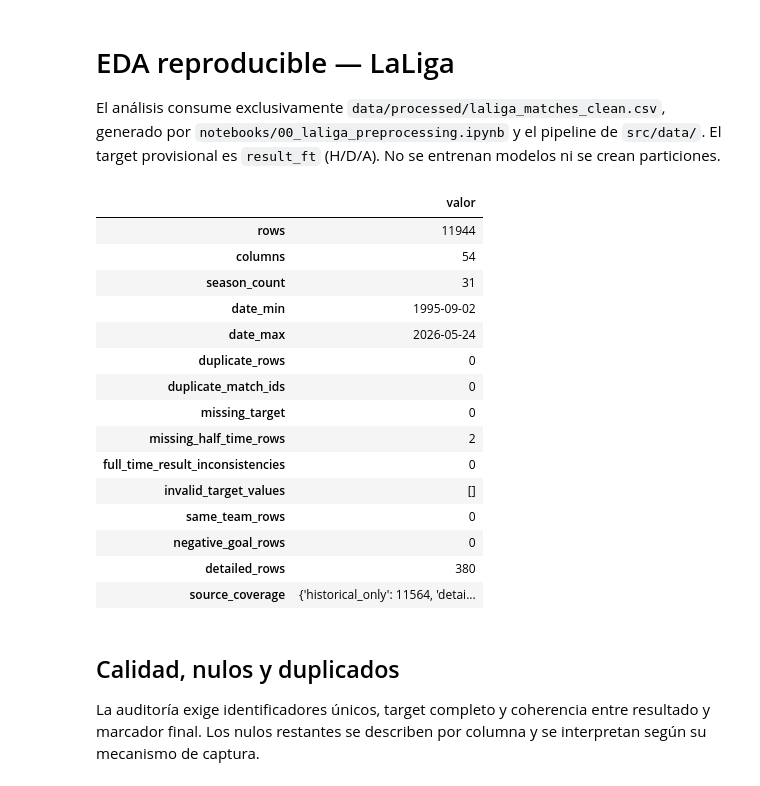
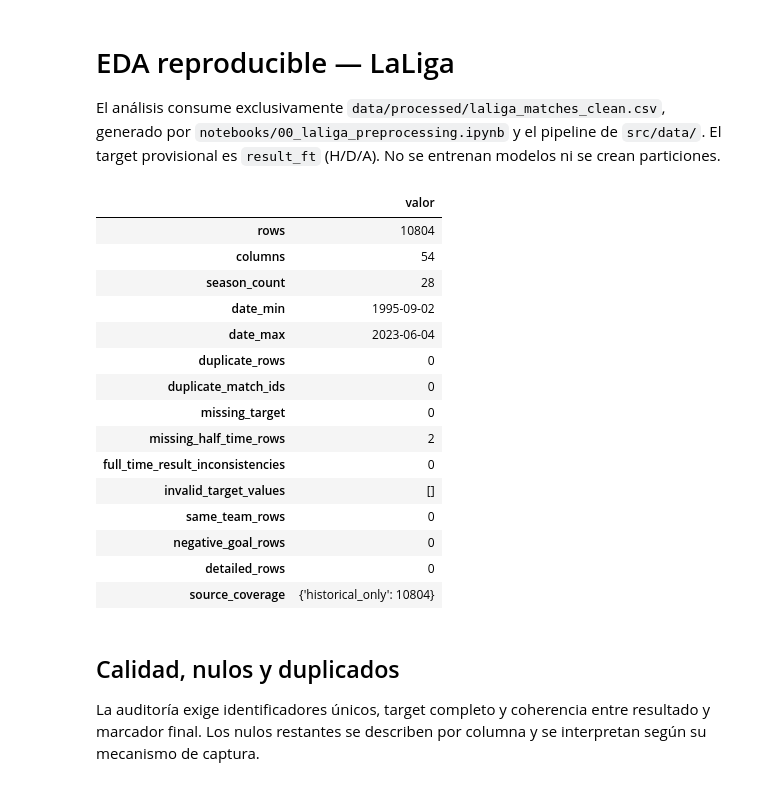
Before and after one commit to Bootcamp-IA-MAD-P7/proyecto6-grupo4, a Jupyter notebook: notebooks/01_laliga_eda.ipynb, the cells around one changed output. Cells and saved outputs as stored; diff of their text form; code cells hidden in the pictures.

Commit message:
feat(data): protect test split in eda

```diff
--- a/notebooks/01_laliga_eda.ipynb
+++ b/notebooks/01_laliga_eda.ipynb
@@ -5,27 +5,29 @@ El análisis consume exclusivamente `data/processed/laliga_matches_clean.csv`, g
 # %%
 from pathlib import Path
 import sys
 import pandas as pd
 from IPython.display import Image, display
 
 PROJECT_ROOT = Path('..').resolve()
 if str(PROJECT_ROOT) not in sys.path:
     sys.path.insert(0, str(PROJECT_ROOT))
 
 from src.data.laliga_loader import audit_dataset, load_processed_dataset
 from src.data.laliga_eda import build_data_dictionary, calculate_eda_metrics
+from src.evaluation.splits import assign_splits
 DATA_PATH = PROJECT_ROOT / 'data' / 'processed' / 'laliga_matches_clean.csv'
 FIGURES_DIR = PROJECT_ROOT / 'reports' / 'figures'
 matches = load_processed_dataset(DATA_PATH)
+matches = matches.loc[assign_splits(matches).ne('test')].copy()
 metrics = calculate_eda_metrics(matches)
 pd.Series(audit_dataset(matches), name='valor').to_frame()
 # %% [output]
 |  | valor |
-| rows | 11944 |
+| rows | 10804 |
 | columns | 54 |
-| season_count | 31 |
+| season_count | 28 |
 | date_min | 1995-09-02 |
-| date_max | 2026-05-24 |
+| date_max | 2023-06-04 |
 | duplicate_rows | 0 |
 | duplicate_match_ids | 0 |
 | missing_target | 0 |
@@ -34,8 +36,8 @@ pd.Series(audit_dataset(matches), name='valor').to_frame()
 | invalid_target_values | [] |
 | same_team_rows | 0 |
 | negative_goal_rows | 0 |
-| detailed_rows | 380 |
-| source_coverage | {'historical_only': 11564, 'detai... |
+| detailed_rows | 0 |
+| source_coverage | {'historical_only': 10804} |
 # %% [markdown]
 ## Calidad, nulos y duplicados
 
```
Also changed, not shown: parts of 16 cells of this notebook, 28 other files.
